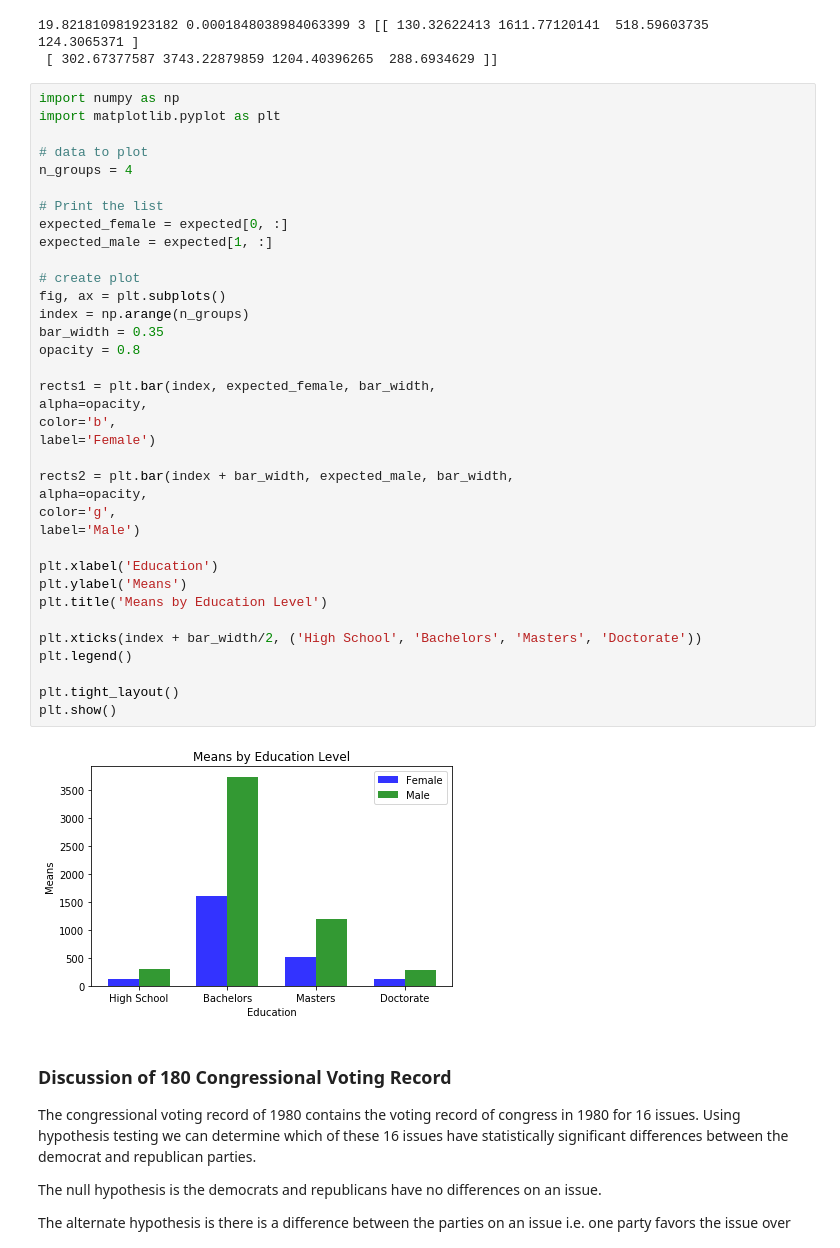
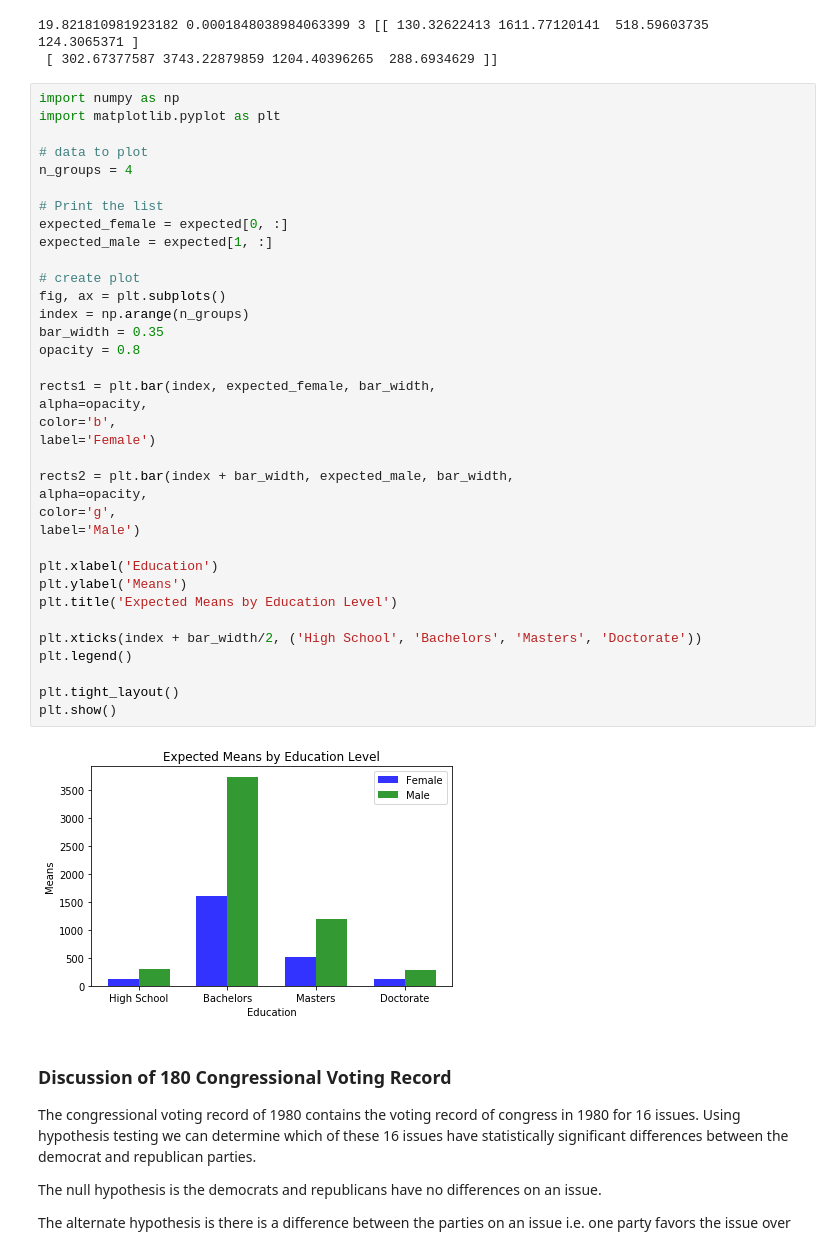
Before and after one commit to JimKing100/DS-Unit-1-Sprint-3-Statistical-Tests-and-Experiments, a Jupyter notebook: module2-sampling-confidence-intervals-and-hypothesis-testing/LS_DS_132_Sampling_Confidence_Intervals_and_Hypothesis_Testing.ipynb, the cells around one changed output. Cells and saved outputs as stored; diff of their text form.

```diff
--- a/module2-sampling-confidence-intervals-and-hypothesis-testing/LS_DS_132_Sampling_Confidence_Intervals_and_Hypothesis_Testing.ipynb
+++ b/module2-sampling-confidence-intervals-and-hypothesis-testing/LS_DS_132_Sampling_Confidence_Intervals_and_Hypothesis_Testing.ipynb
@@ -799,35 +799,35 @@ n_groups = 4
 
 # Print the list
 expected_female = expected[0, :]
 expected_male = expected[1, :]
 
 # create plot
 fig, ax = plt.subplots()
 index = np.arange(n_groups)
 bar_width = 0.35
 opacity = 0.8
 
 rects1 = plt.bar(index, expected_female, bar_width,
 alpha=opacity,
 color='b',
 label='Female')
 
 rects2 = plt.bar(index + bar_width, expected_male, bar_width,
 alpha=opacity,
 color='g',
 label='Male')
 
 plt.xlabel('Education')
 plt.ylabel('Means')
-plt.title('Means by Education Level')
+plt.title('Expected Means by Education Level')
 
 plt.xticks(index + bar_width/2, ('High School', 'Bachelors', 'Masters', 'Doctorate'))
 plt.legend()
 
 plt.tight_layout()
 plt.show()
 # %% [output]
-[figure, old version]
+[figure, new version]
 # %% [markdown]
 ### Discussion of 180 Congressional Voting Record
 
```
